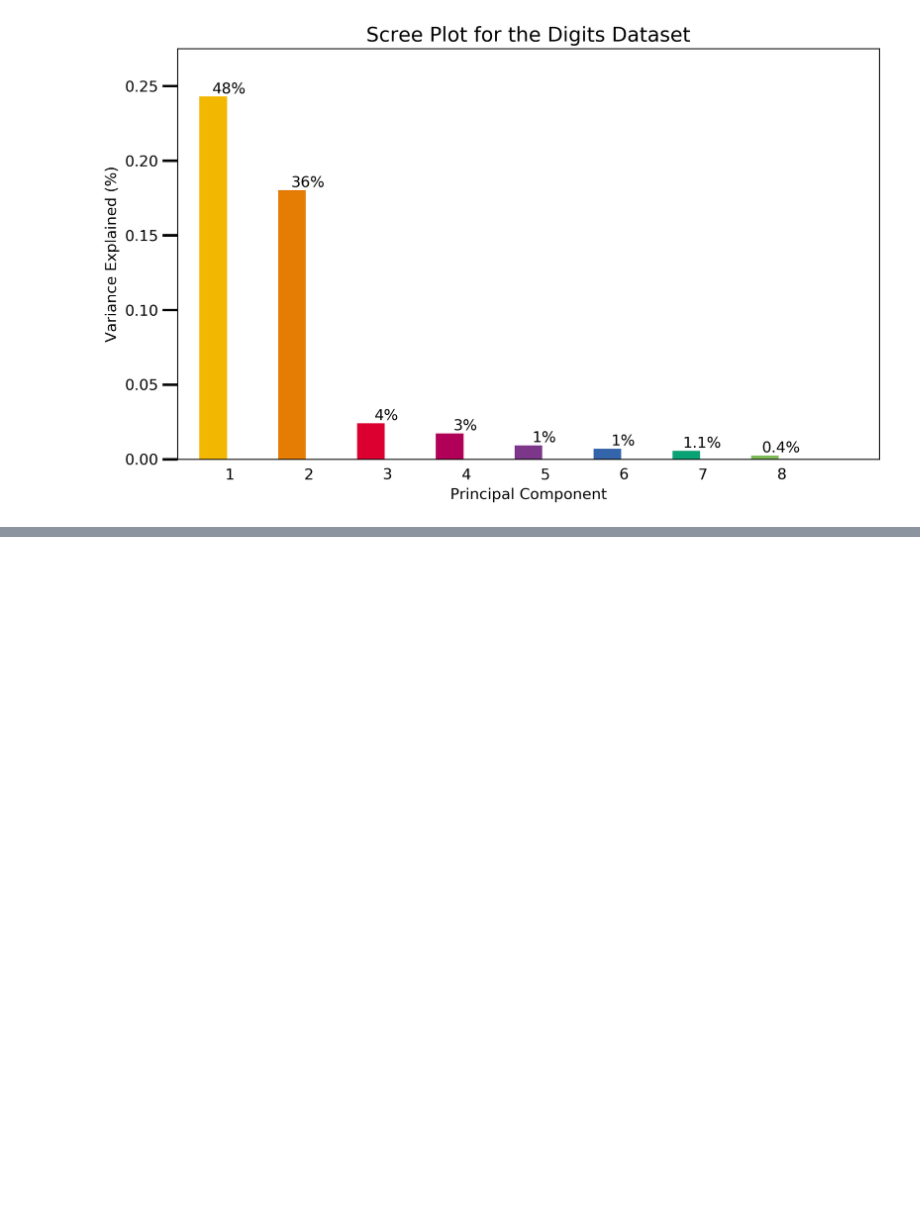
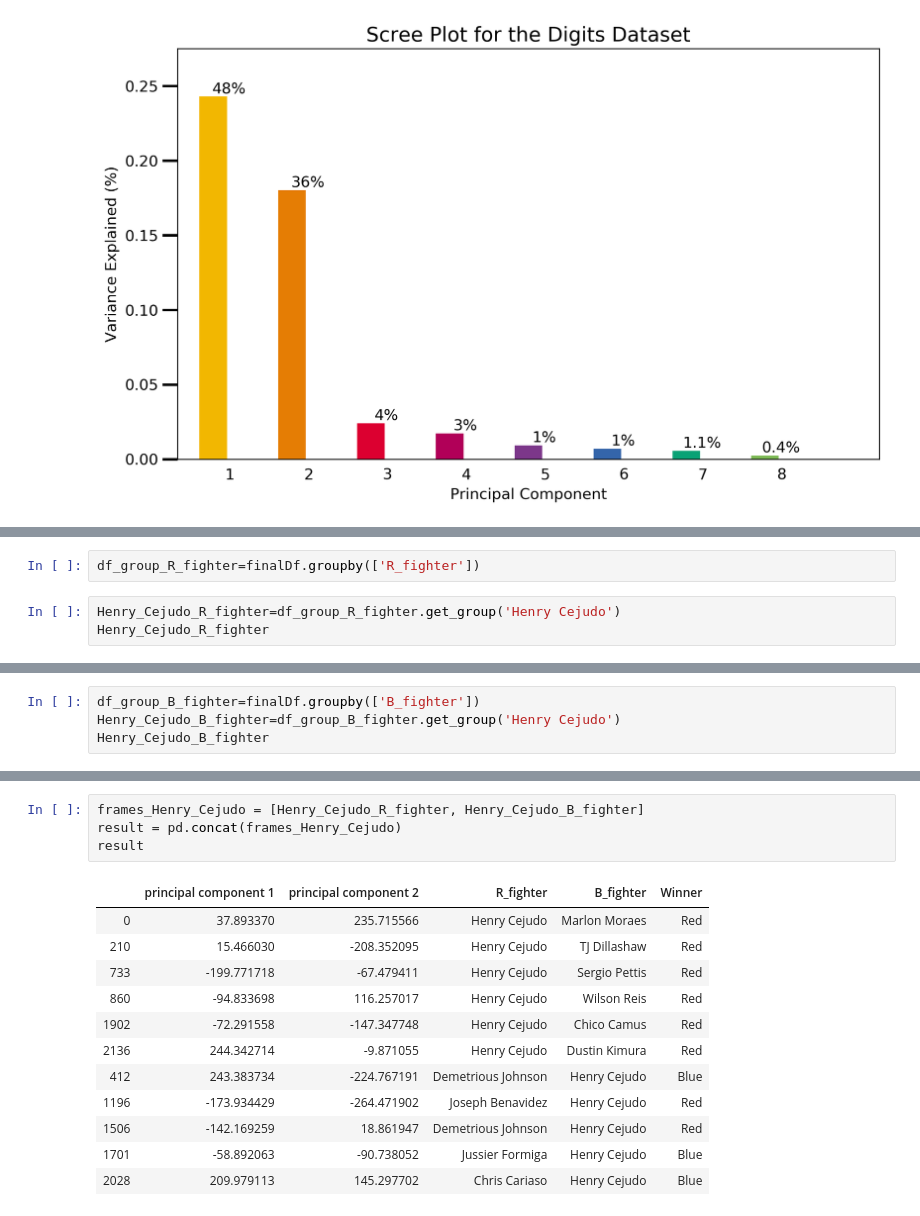
Before and after one commit to abasiamaakpan/UFC_Data_Mining_Project, a Jupyter notebook: Project.ipynb, the cells around one changed output, grey strips where cells are left out. Cells and saved outputs as stored; diff of their text form; blank space fills up the shorter version.

```diff
--- a/Project.ipynb
+++ b/Project.ipynb
@@ -210,0 +213,5 @@ finalDf
+# %%
+df_group_R_fighter=finalDf.groupby(['R_fighter'])
+# %%
+Henry_Cejudo_R_fighter=df_group_R_fighter.get_group('Henry Cejudo')
+Henry_Cejudo_R_fighter
@@ -210,0 +226,4 @@ finalDf
+# %%
+df_group_B_fighter=finalDf.groupby(['B_fighter'])
+Henry_Cejudo_B_fighter=df_group_B_fighter.get_group('Henry Cejudo')
+Henry_Cejudo_B_fighter
@@ -211,3 +237,20 @@ finalDf
+# %%
+frames_Henry_Cejudo = [Henry_Cejudo_R_fighter, Henry_Cejudo_B_fighter]
+result = pd.concat(frames_Henry_Cejudo)
+result
+# %% [output]
+|  | principal component 1 | principal component 2 | R_fighter | B_fighter | Winner |
+| 0 | 37.893370 | 235.715566 | Henry Cejudo | Marlon Moraes | Red |
+| 210 | 15.466030 | -208.352095 | Henry Cejudo | TJ Dillashaw | Red |
+| 733 | -199.771718 | -67.479411 | Henry Cejudo | Sergio Pettis | Red |
+| 860 | -94.833698 | 116.257017 | Henry Cejudo | Wilson Reis | Red |
+| 1902 | -72.291558 | -147.347748 | Henry Cejudo | Chico Camus | Red |
+| 2136 | 244.342714 | -9.871055 | Henry Cejudo | Dustin Kimura | Red |
+| 412 | 243.383734 | -224.767191 | Demetrious Johnson | Henry Cejudo | Blue |
+| 1196 | -173.934429 | -264.471902 | Joseph Benavidez | Henry Cejudo | Red |
+| 1506 | -142.169259 | 18.861947 | Demetrious Johnson | Henry Cejudo | Red |
+| 1701 | -58.892063 | -90.738052 | Jussier Formiga | Henry Cejudo | Blue |
+| 2028 | 209.979113 | 145.297702 | Chris Cariaso | Henry Cejudo | Blue |
 # %%
  import matplotlib.pyplot as plt
 
```
Also changed, not shown: parts of 6 cells of this notebook.
